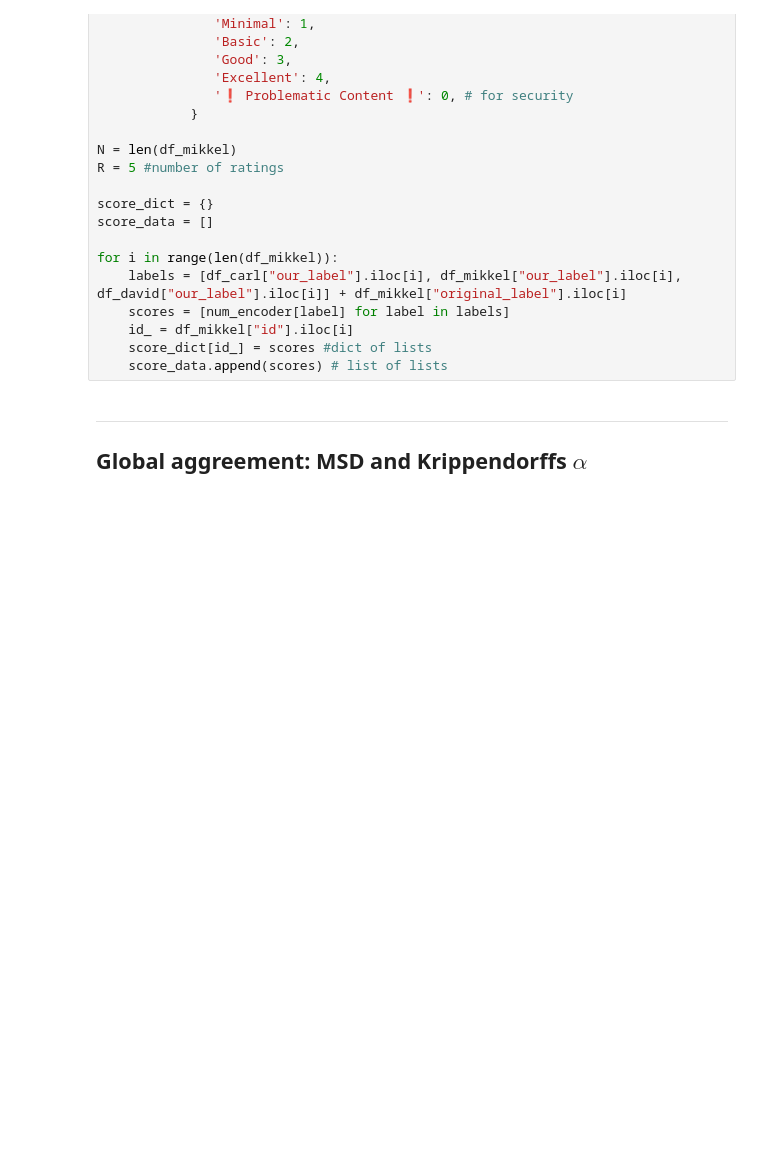
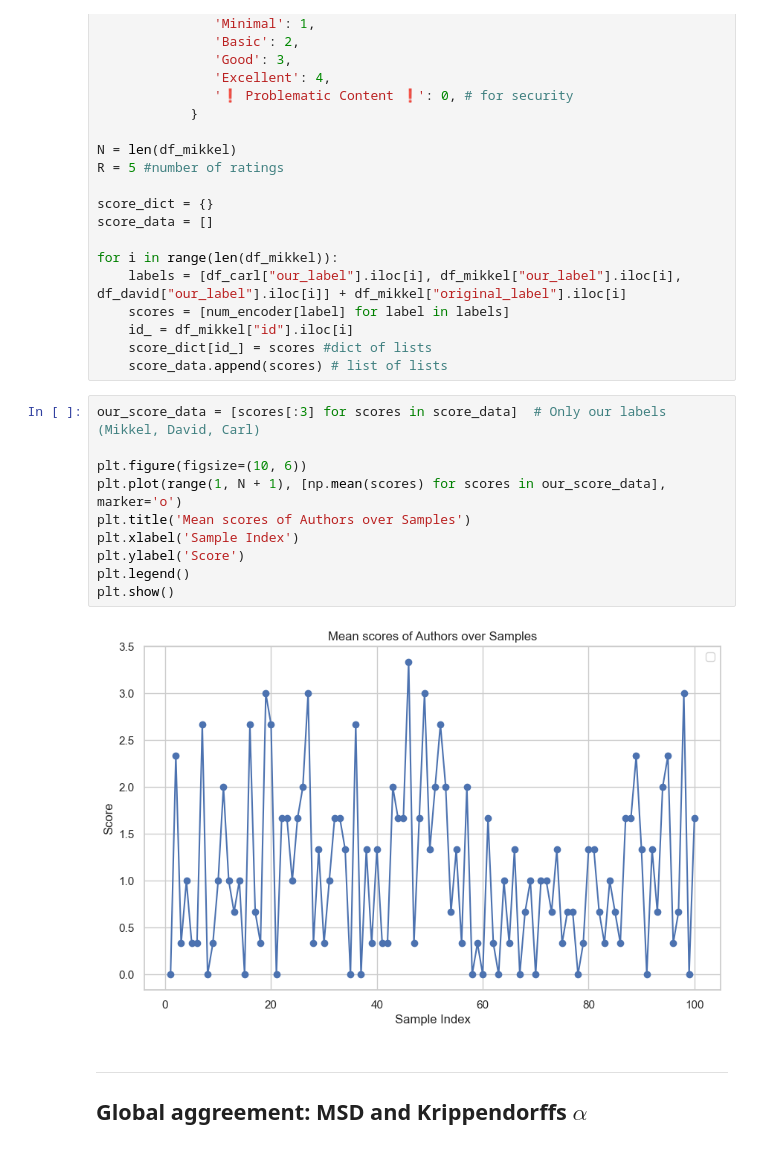
Before and after one commit to DavidLindahl/danish-edu-llm-classifier, a Jupyter notebook: self_annotation/agreement.ipynb, the cells around one changed output. Cells and saved outputs as stored; diff of their text form; blank space fills up the shorter version.

```diff
--- a/self_annotation/agreement.ipynb
+++ b/self_annotation/agreement.ipynb
@@ -48,6 +47,18 @@ for i in range(len(df_mikkel)):
     id_ = df_mikkel["id"].iloc[i]
     score_dict[id_] = scores #dict of lists
     score_data.append(scores) # list of lists
+# %%
+our_score_data = [scores[:3] for scores in score_data]  # Only our labels (Mikkel, David, Carl)
+
+plt.figure(figsize=(10, 6))
+plt.plot(range(1, N + 1), [np.mean(scores) for scores in our_score_data], marker='o')
+plt.title('Mean scores of Authors over Samples')
+plt.xlabel('Sample Index')
+plt.ylabel('Score')
+plt.legend()
+plt.show()
+# %% [output]
+[figure, added]
 # %% [markdown]
 ____
 
```
Also changed, not shown: parts of 12 cells of this notebook, 2 other files.
